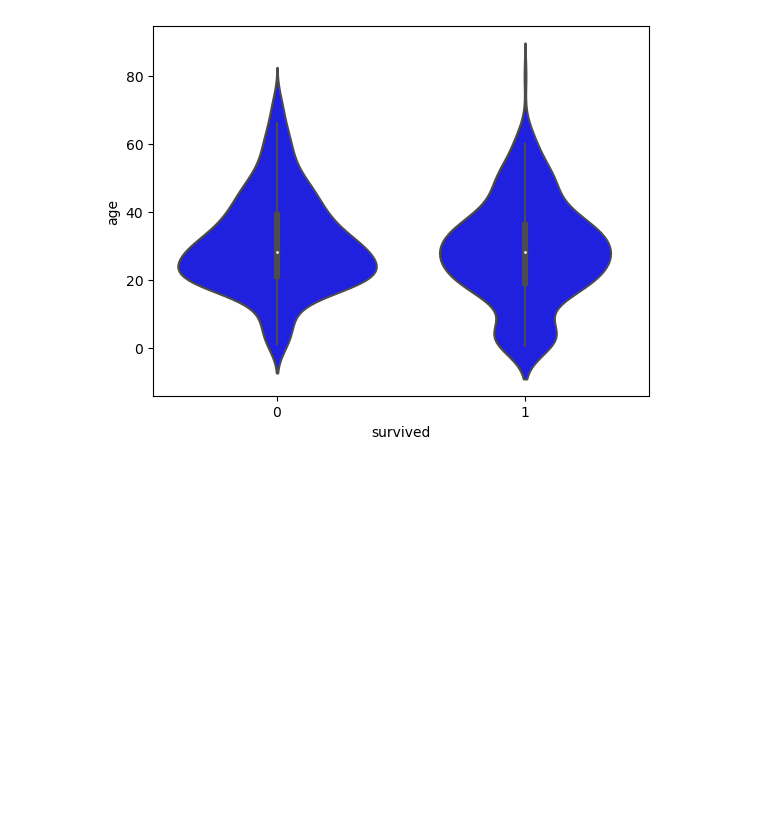
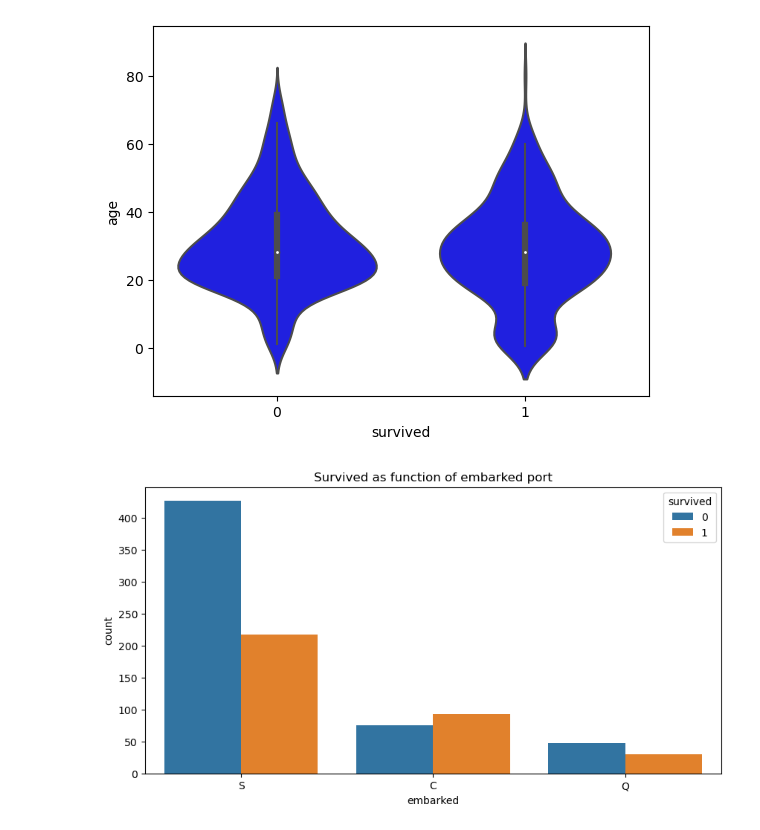
Before and after one commit to joacssilveira/titanic-ml, a Jupyter notebook: datacleaning.ipynb, the cells around one changed output. Drawn from its saved outputs; the diff is of its cells as text; code cells hidden in the pictures; blank space fills up the shorter version.

```diff
--- a/datacleaning.ipynb
+++ b/datacleaning.ipynb
@@ -161,3 +161,10 @@ sns.violinplot(
 [figure]
 # %%
 # Se puede observar  que los violin plot difieren, no significativamente, pudiendo observarse que la gente de menor edad por alguna razón tuvo más chances de supervivencia.
+# Existirá alguna relación con el puerto de embarque? veamos:
+plt.figure(figsize=(10,5))
+sns.countplot(x='embarked', hue='survived', data=df)
+plt.title('Survived as function of embarked port')
+plt.show()
+# %% [output]
+[figure, added]
```
Also changed, not shown: parts of 13 cells of this notebook.
